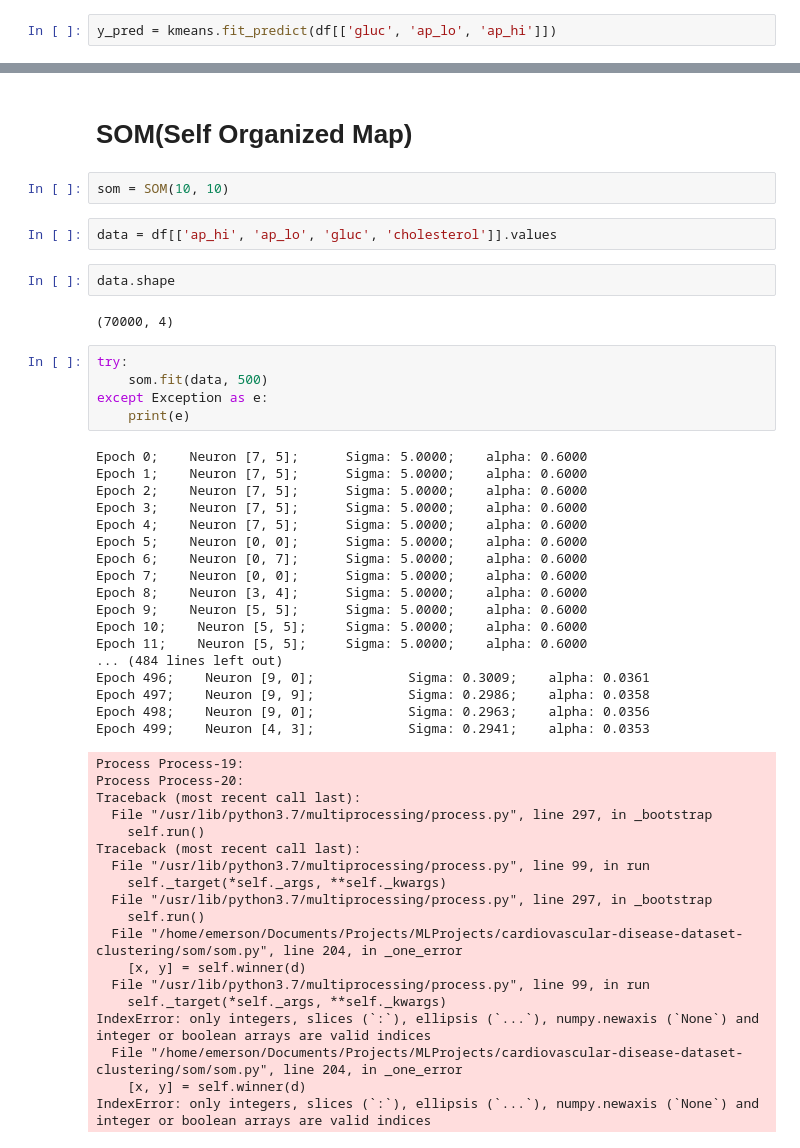
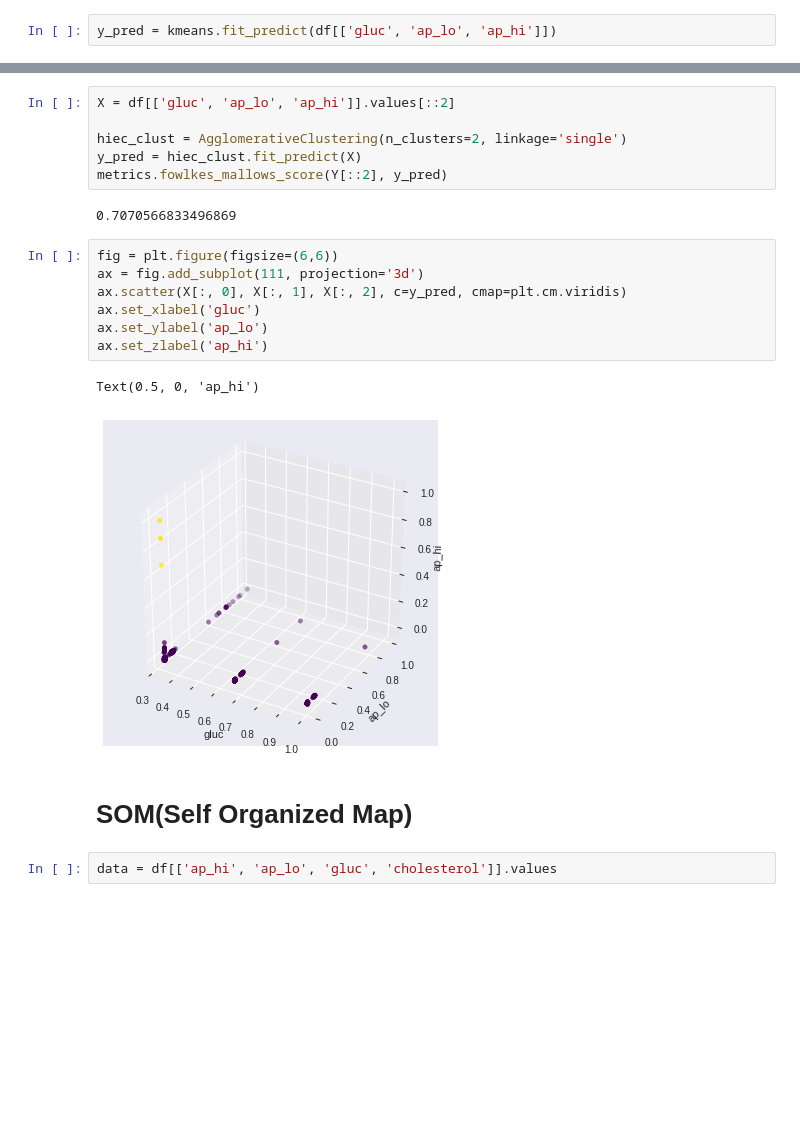
Before and after one commit to SilvaEmerson/clustering-algorithms, a Jupyter notebook: ClusteringComparative.ipynb, the cells around one changed output, grey strips where cells are left out. Saved outputs shown, nothing was run; the diff lists cells and outputs as text; blank space fills up the shorter version.

```diff
--- a/ClusteringComparative.ipynb
+++ b/ClusteringComparative.ipynb
@@ -142,51 +175,22 @@ Text(0.5, 0, 'ap_hi')
+# %%
+X = df[['gluc', 'ap_lo', 'ap_hi']].values[::2]
+
+hiec_clust = AgglomerativeClustering(n_clusters=2, linkage='single')
+y_pred = hiec_clust.fit_predict(X)
+metrics.fowlkes_mallows_score(Y[::2], y_pred)
+# %% [output]
+0.7070566833496869
+# %%
+fig = plt.figure(figsize=(6,6))
+ax = fig.add_subplot(111, projection='3d')
+ax.scatter(X[:, 0], X[:, 1], X[:, 2], c=y_pred, cmap=plt.cm.viridis)
+ax.set_xlabel('gluc')
+ax.set_ylabel('ap_lo')
+ax.set_zlabel('ap_hi')
+# %% [output]
+Text(0.5, 0, 'ap_hi')
+[figure, added]
 # %% [markdown]
 # SOM(Self Organized Map)
-# %%
-som = SOM(10, 10)
 # %%
 data = df[['ap_hi', 'ap_lo', 'gluc', 'cholesterol']].values
-# %%
-data.shape
-# %% [output]
-(70000, 4)
-# %%
-try:
-    som.fit(data, 500)
-except Exception as e:
-    print(e)
-# %% [output]
-Epoch 0;    Neuron [7, 5];      Sigma: 5.0000;    alpha: 0.6000
-Epoch 1;    Neuron [7, 5];      Sigma: 5.0000;    alpha: 0.6000
-Epoch 2;    Neuron [7, 5];      Sigma: 5.0000;    alpha: 0.6000
-Epoch 3;    Neuron [7, 5];      Sigma: 5.0000;    alpha: 0.6000
-Epoch 4;    Neuron [7, 5];      Sigma: 5.0000;    alpha: 0.6000
-Epoch 5;    Neuron [0, 0];      Sigma: 5.0000;    alpha: 0.6000
-Epoch 6;    Neuron [0, 7];      Sigma: 5.0000;    alpha: 0.6000
-Epoch 7;    Neuron [0, 0];      Sigma: 5.0000;    alpha: 0.6000
-Epoch 8;    Neuron [3, 4];      Sigma: 5.0000;    alpha: 0.6000
-Epoch 9;    Neuron [5, 5];      Sigma: 5.0000;    alpha: 0.6000
-Epoch 10;    Neuron [5, 5];     Sigma: 5.0000;    alpha: 0.6000
-Epoch 11;    Neuron [5, 5];     Sigma: 5.0000;    alpha: 0.6000
-... (484 lines left out)
-Epoch 496;    Neuron [9, 0];            Sigma: 0.3009;    alpha: 0.0361
-Epoch 497;    Neuron [9, 9];            Sigma: 0.2986;    alpha: 0.0358
-Epoch 498;    Neuron [9, 0];            Sigma: 0.2963;    alpha: 0.0356
-Epoch 499;    Neuron [4, 3];            Sigma: 0.2941;    alpha: 0.0353
-Process Process-19:
-Process Process-20:
-Traceback (most recent call last):
-  File "/usr/lib/python3.7/multiprocessing/process.py", line 297, in _bootstrap
-    self.run()
-Traceback (most recent call last):
-  File "/usr/lib/python3.7/multiprocessing/process.py", line 99, in run
-    self._target(*self._args, **self._kwargs)
-  File "/usr/lib/python3.7/multiprocessing/process.py", line 297, in _bootstrap
-    self.run()
-  File "/home/emerson/Documents/Projects/MLProjects/cardiovascular-disease-dataset-clustering/som/som.py", line 204, in _one_error
-    [x, y] = self.winner(d)
-  File "/usr/lib/python3.7/multiprocessing/process.py", line 99, in run
-    self._target(*self._args, **self._kwargs)
-IndexError: only integers, slices (`:`), ellipsis (`...`), numpy.newaxis (`None`) and integer or boolean arrays are valid indices
-  File "/home/emerson/Documents/Projects/MLProjects/cardiovascular-disease-dataset-clustering/som/som.py", line 204, in _one_error
-    [x, y] = self.winner(d)
-IndexError: only integers, slices (`:`), ellipsis (`...`), numpy.newaxis (`None`) and integer or boolean arrays are valid indices
```
Also changed, not shown: parts of 23 cells of this notebook.
